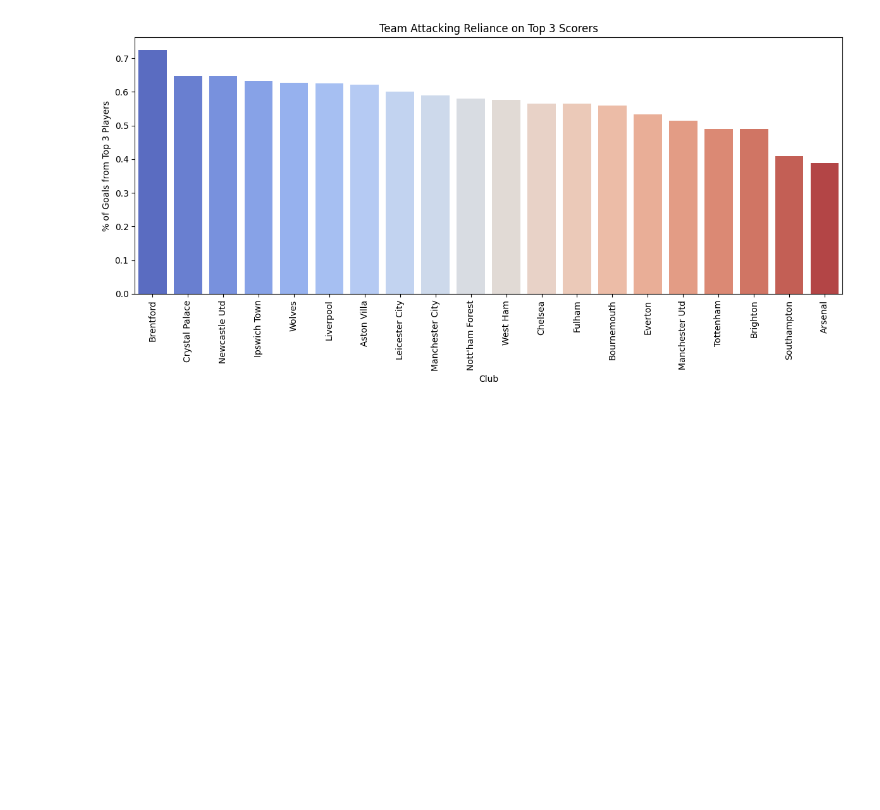
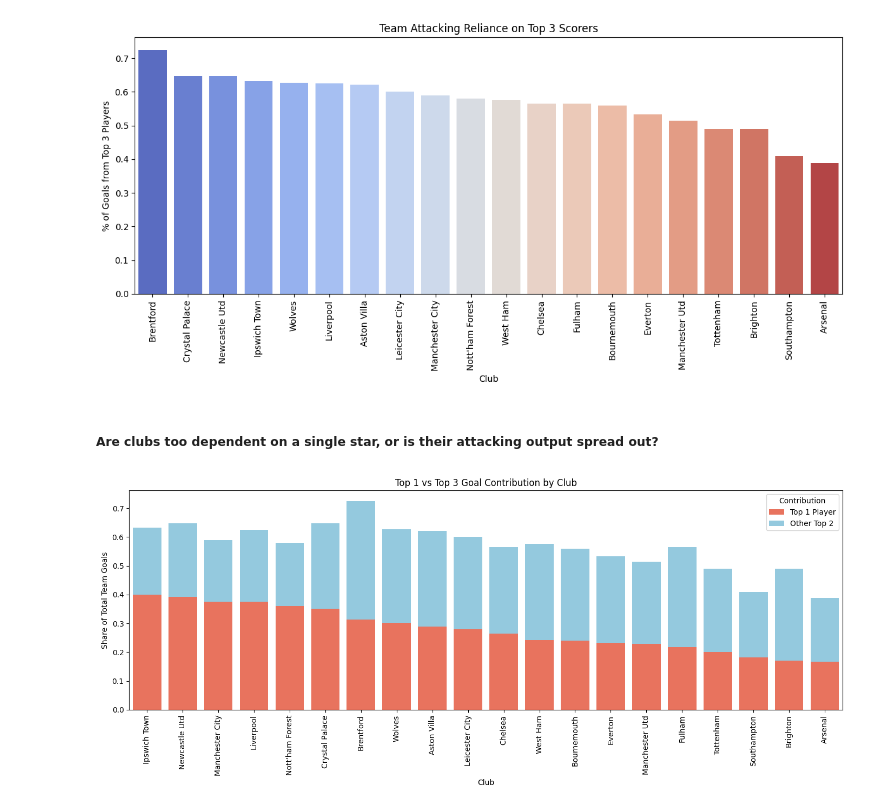
Before and after one commit to AvirukthGT/PremierLeagueAnalysis, a Jupyter notebook: player_analysis.ipynb, the cells around one changed output. Drawn from its saved outputs; the diff is of its cells as text; code cells hidden in the pictures; blank space fills up the shorter version.

```diff
--- a/player_analysis.ipynb
+++ b/player_analysis.ipynb
@@ -636,3 +636,35 @@ Passing `palette` without assigning `hue` is deprecated and will be removed in v
 
   sns.barplot(data=reliance_df_sorted, x='Club', y='Top3ContributionRatio', palette='coolwarm')
 [figure]
+# %% [markdown]
+##### Are clubs too dependent on a single star, or is their attacking output spread out?
+# %%
+top1 = df.sort_values(['Club', 'Goals_Total'], ascending=[True, False]).groupby('Club').head(1)
+top1 = top1.groupby('Club')['Goals_Total'].sum().reset_index(name='Top1Goals')
+
+# Step 3: Top 3 scorers per team
+top3 = df.sort_values(['Club', 'Goals_Total'], ascending=[True, False]).groupby('Club').head(3)
+top3 = top3.groupby('Club')['Goals_Total'].sum().reset_index(name='Top3Goals')
+
+# Step 4: Merge all together
+reliance = team_goals.merge(top1, on='Club').merge(top3, on='Club')
+reliance['Top1Ratio'] = reliance['Top1Goals'] / reliance['TeamGoals']
+reliance['Top3Ratio'] = reliance['Top3Goals'] / reliance['TeamGoals']
+reliance['TopDropoff'] = reliance['Top3Ratio'] - reliance['Top1Ratio']  # how much others contribute after top 1
+
+# Step 5: Plot Top1 vs Top3
+reliance_sorted = reliance.sort_values('Top1Ratio', ascending=False)
+
+plt.figure(figsize=(14, 6))
+sns.barplot(data=reliance_sorted, x='Club', y='Top1Ratio', color='tomato', label='Top 1 Player')
+sns.barplot(data=reliance_sorted, x='Club', y='TopDropoff', bottom=reliance_sorted['Top1Ratio'], color='skyblue', label='Other Top 2')
+
+plt.xticks(rotation=90)
+plt.title('Top 1 vs Top 3 Goal Contribution by Club')
+plt.ylabel('Share of Total Team Goals')
+plt.xlabel('Club')
+plt.legend(title='Contribution')
+plt.tight_layout()
+plt.show()
+# %% [output]
+[figure, added]
```
Also changed, not shown: parts of 12 cells of this notebook.
